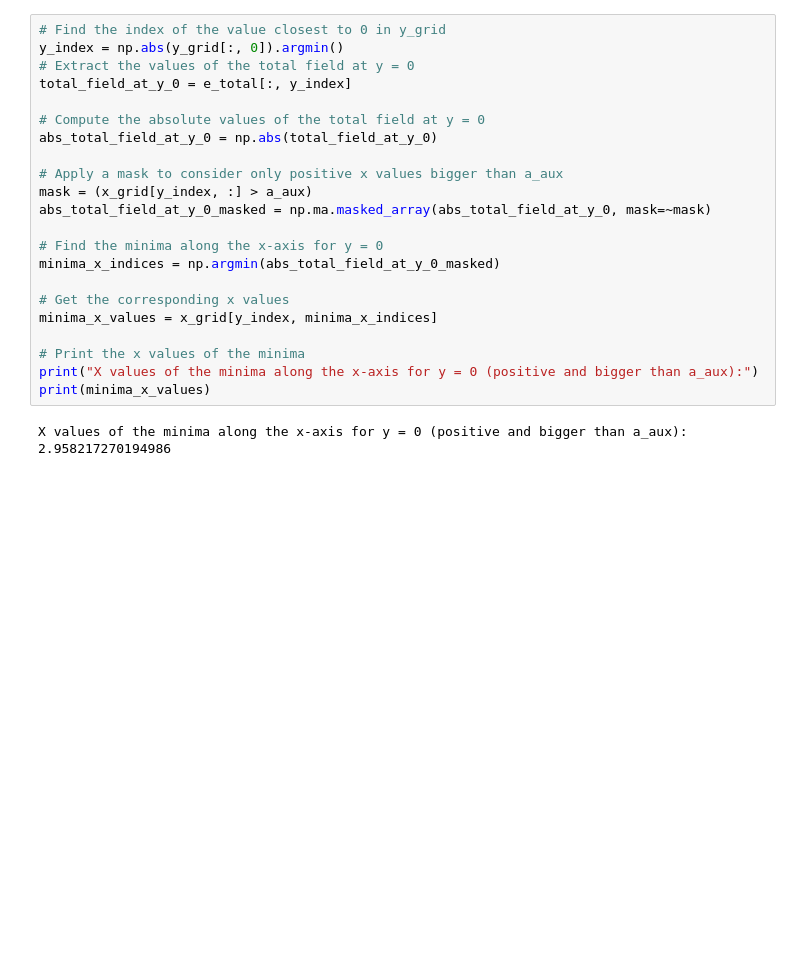
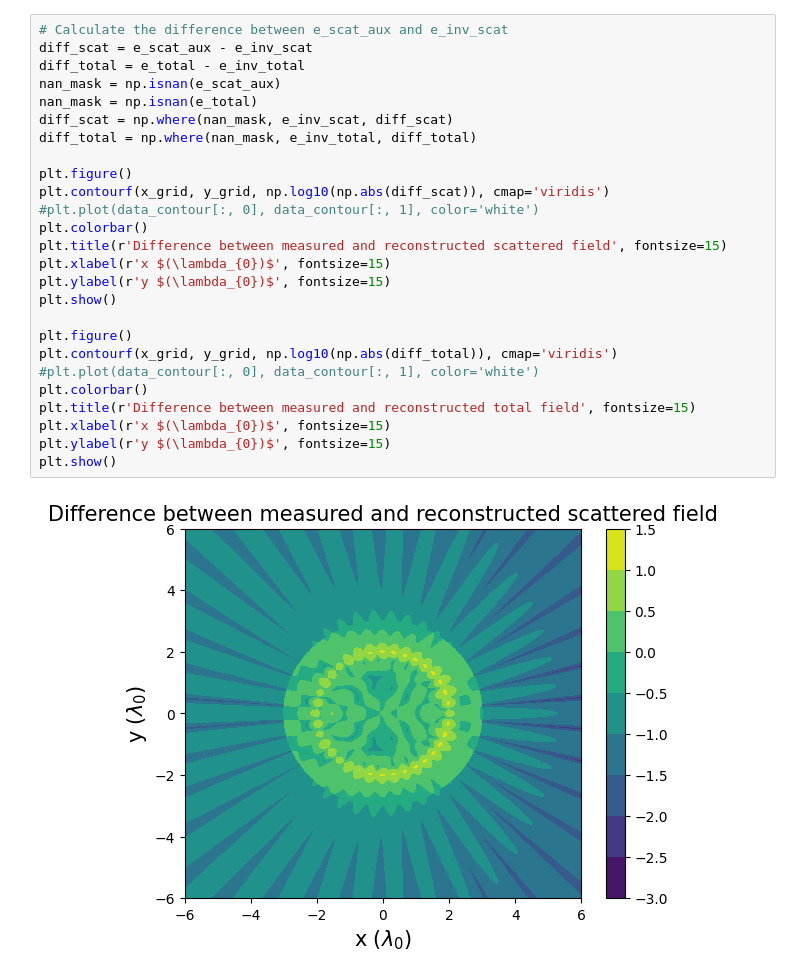
Before and after one commit to MariusGhica/Advanced-EM, a Jupyter notebook: inverseScattering_aux.ipynb, the cells around one changed output. Cells and saved outputs as stored; diff of their text form; blank space fills up the shorter version.

```diff
--- a/inverseScattering_aux.ipynb
+++ b/inverseScattering_aux.ipynb
@@ -397,25 +410,28 @@ plt.show()
-# %%
-# Find the index of the value closest to 0 in y_grid
-y_index = np.abs(y_grid[:, 0]).argmin()
-# Extract the values of the total field at y = 0
-total_field_at_y_0 = e_total[:, y_index]
-
-# Compute the absolute values of the total field at y = 0
-abs_total_field_at_y_0 = np.abs(total_field_at_y_0)
-
-# Apply a mask to consider only positive x values bigger than a_aux
-mask = (x_grid[y_index, :] > a_aux)
-abs_total_field_at_y_0_masked = np.ma.masked_array(abs_total_field_at_y_0, mask=~mask)
-
-# Find the minima along the x-axis for y = 0
-minima_x_indices = np.argmin(abs_total_field_at_y_0_masked)
-
-# Get the corresponding x values
-minima_x_values = x_grid[y_index, minima_x_indices]
-
-# Print the x values of the minima
-print("X values of the minima along the x-axis for y = 0 (positive and bigger than a_aux):")
-print(minima_x_values)
-# %% [output]
-X values of the minima along the x-axis for y = 0 (positive and bigger than a_aux):
-2.958217270194986
+# %%
+# Calculate the difference between e_scat_aux and e_inv_scat
+diff_scat = e_scat_aux - e_inv_scat
+diff_total = e_total - e_inv_total
+nan_mask = np.isnan(e_scat_aux)
+nan_mask = np.isnan(e_total)
+diff_scat = np.where(nan_mask, e_inv_scat, diff_scat)
+diff_total = np.where(nan_mask, e_inv_total, diff_total)
+
+plt.figure()
+plt.contourf(x_grid, y_grid, np.log10(np.abs(diff_scat)), cmap='viridis')
+#plt.plot(data_contour[:, 0], data_contour[:, 1], color='white')
+plt.colorbar()
+plt.title(r'Difference between measured and reconstructed scattered field', fontsize=15)
+plt.xlabel(r'x $(\lambda_{0})$', fontsize=15)
+plt.ylabel(r'y $(\lambda_{0})$', fontsize=15)
+plt.show()
+
+plt.figure()
+plt.contourf(x_grid, y_grid, np.log10(np.abs(diff_total)), cmap='viridis')
+#plt.plot(data_contour[:, 0], data_contour[:, 1], color='white')
+plt.colorbar()
+plt.title(r'Difference between measured and reconstructed total field', fontsize=15)
+plt.xlabel(r'x $(\lambda_{0})$', fontsize=15)
+plt.ylabel(r'y $(\lambda_{0})$', fontsize=15)
+plt.show()
+# %% [output]
+[figure, added]
```
Also changed, not shown: parts of 20 cells of this notebook, 11 other files.
